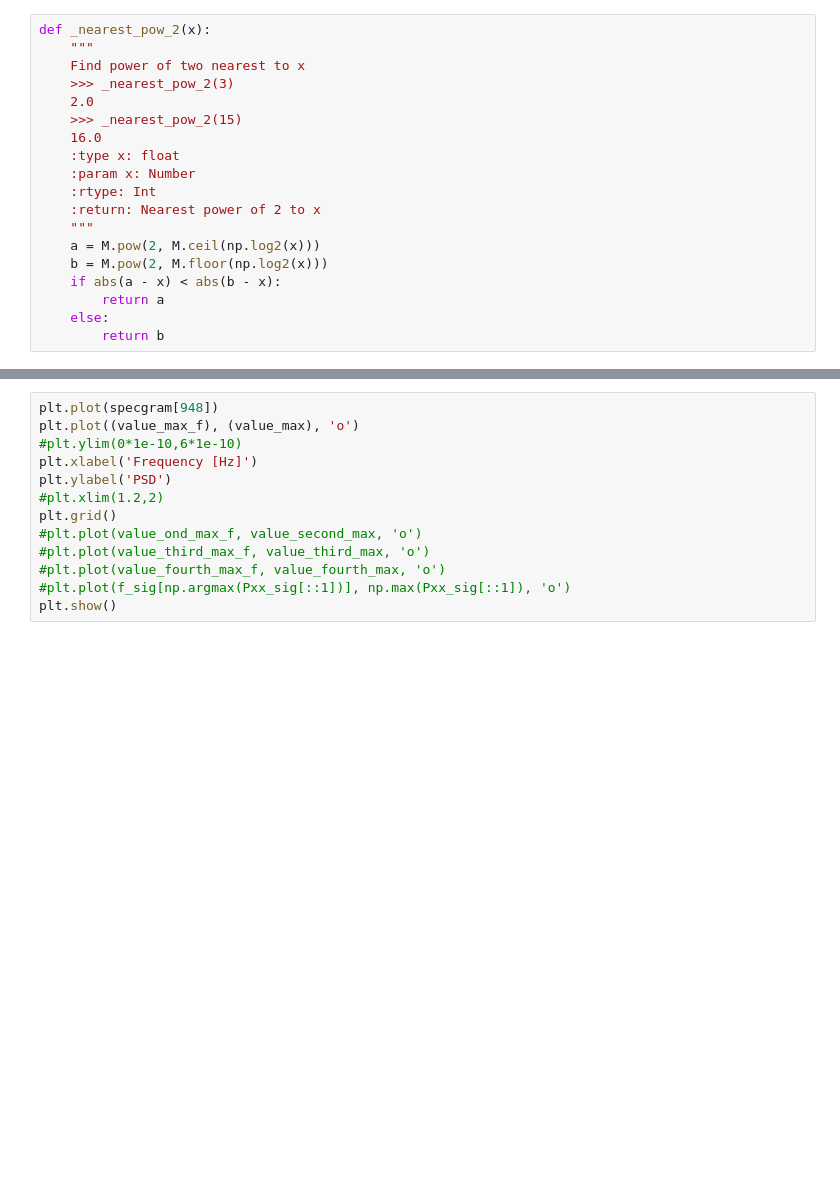
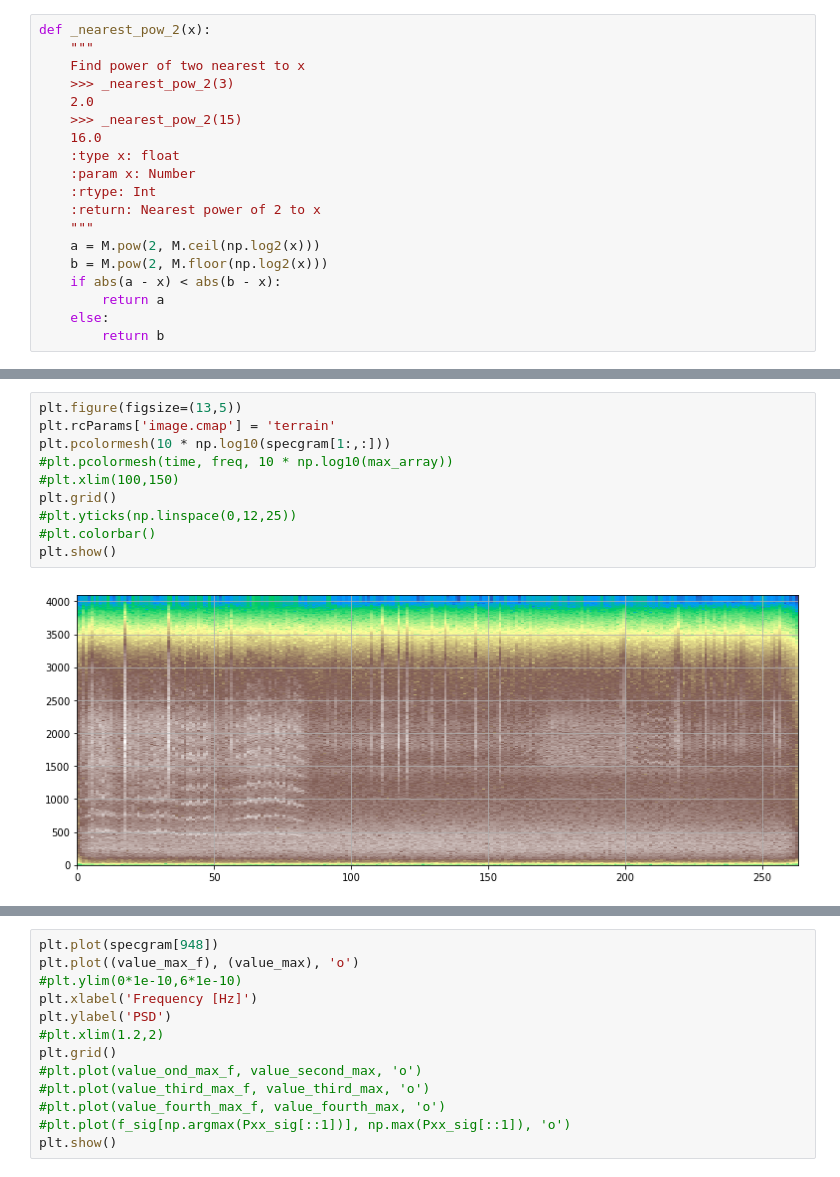
Before and after one commit to DDEssing/thesis_code, a Jupyter notebook: Amplitude_variation.ipynb, the cells around one changed output, grey strips where cells are left out. Drawn from its saved outputs; the diff is of its cells as text; blank space fills up the shorter version.

```diff
--- a/Amplitude_variation.ipynb
+++ b/Amplitude_variation.ipynb
@@ -308,0 +339,12 @@ def _nearest_pow_2(x):
+# %%
+plt.figure(figsize=(13,5))
+plt.rcParams['image.cmap'] = 'terrain'
+plt.pcolormesh(10 * np.log10(specgram[1:,:]))
+#plt.pcolormesh(time, freq, 10 * np.log10(max_array))
+#plt.xlim(100,150)
+plt.grid()
+#plt.yticks(np.linspace(0,12,25))
+#plt.colorbar()
+plt.show()
+# %% [output]
+[figure, added]
```
Also changed, not shown: parts of 36 cells of this notebook.
